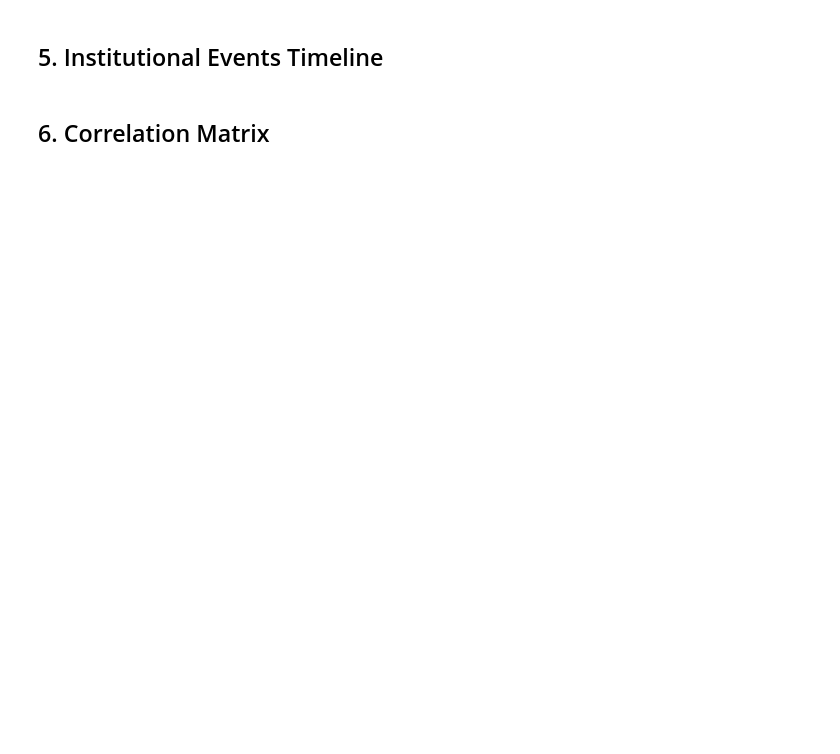
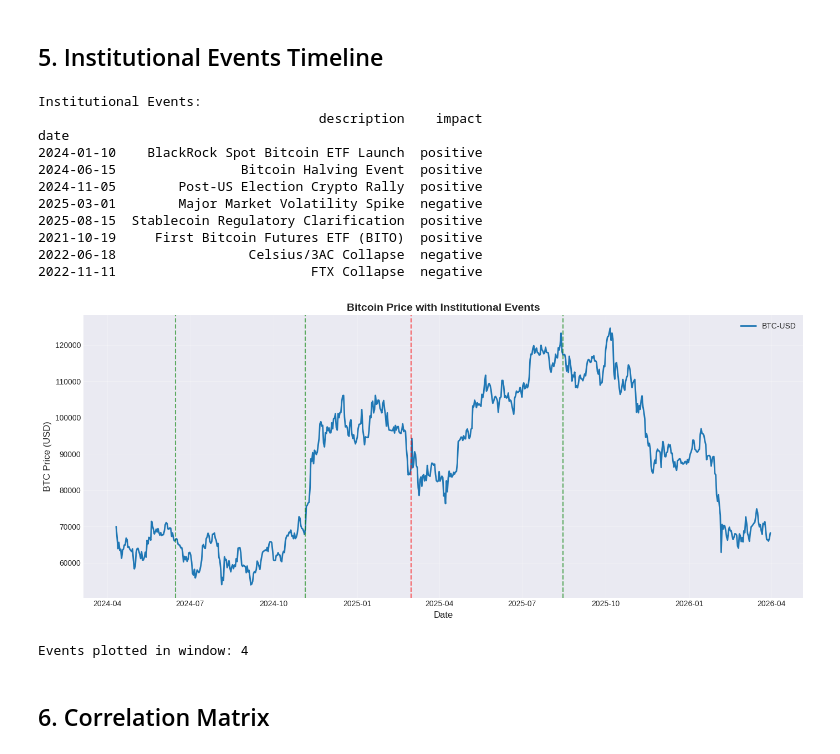
Before and after one commit to FranklineMisango/Algorithmic_Trading_and_HFT_Research, a Jupyter notebook: Algorithmic_Strategies/Crypto_Macro_Fundamental/01_data_exploration.ipynb, the cells around one changed output. Cells and saved outputs as stored; diff of their text form; code cells hidden in the pictures; blank space fills up the shorter version.

```diff
--- a/Algorithmic_Strategies/Crypto_Macro_Fundamental/01_data_exploration.ipynb
+++ b/Algorithmic_Strategies/Crypto_Macro_Fundamental/01_data_exploration.ipynb
@@ -182,23 +199,49 @@ print(f"  Latest: ${prices['Total_Crypto_MCap'].iloc[-1] / 1e12:.2f}T")
 # %%
 print("Institutional Events:")
 print(events.to_string())
 
 # Plot BTC price with event markers
 fig, ax = plt.subplots(figsize=(14, 6))
 ax.plot(prices.index, prices['BTC-USD'], linewidth=2, label='BTC-USD')
 
-# Mark events
-for idx, row in events.iterrows():
-    color = 'green' if row['impact'] > 0 else 'red'
+# Mark events in current analysis window only
+window_events = events.loc[(events.index >= prices.index.min()) & (events.index <= prices.index.max())]
+for idx, row in window_events.iterrows():
+    impact = str(row.get('impact', '')).strip().lower()
+    color = 'green' if impact in ('positive', 'bullish', 'pos', '1', 'true') else 'red'
     ax.axvline(idx, color=color, linestyle='--', alpha=0.6, linewidth=1.5)
+
+if window_events.empty:
+    ax.text(
+        0.02, 0.95,
+        'No configured institutional events fall within this date range',
+        transform=ax.transAxes, fontsize=10, va='top',
+        bbox=dict(boxstyle='round,pad=0.3', facecolor='white', alpha=0.7)
+    )
 
 ax.set_xlabel('Date', fontsize=12)
 ax.set_ylabel('BTC Price (USD)', fontsize=12)
 ax.set_title('Bitcoin Price with Institutional Events', fontsize=14, fontweight='bold')
 ax.legend(loc='best')
 ax.grid(True, alpha=0.3)
 plt.tight_layout()
 plt.show()
+
+print(f"\nEvents plotted in window: {len(window_events)}")
+# %% [output]
+Institutional Events:
+                                    description    impact
+date
+2024-01-10    BlackRock Spot Bitcoin ETF Launch  positive
+2024-06-15                Bitcoin Halving Event  positive
+2024-11-05        Post-US Election Crypto Rally  positive
+2025-03-01        Major Market Volatility Spike  negative
+2025-08-15  Stablecoin Regulatory Clarification  positive
+2021-10-19     First Bitcoin Futures ETF (BITO)  positive
+2022-06-18                 Celsius/3AC Collapse  negative
+2022-11-11                         FTX Collapse  negative
+[figure, added]
+Events plotted in window: 4
 # %% [markdown]
 ## 6. Correlation Matrix
 # %%
```
Also changed, not shown: parts of 4 cells of this notebook, 1 other file.
